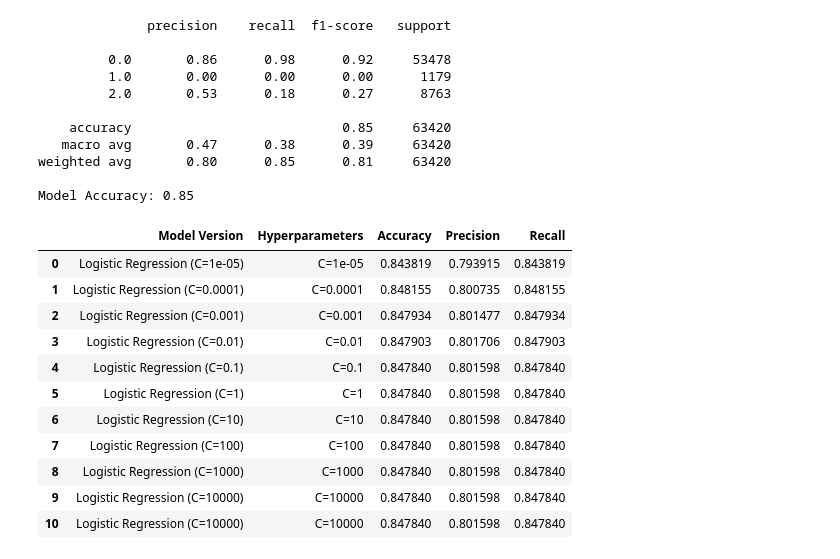
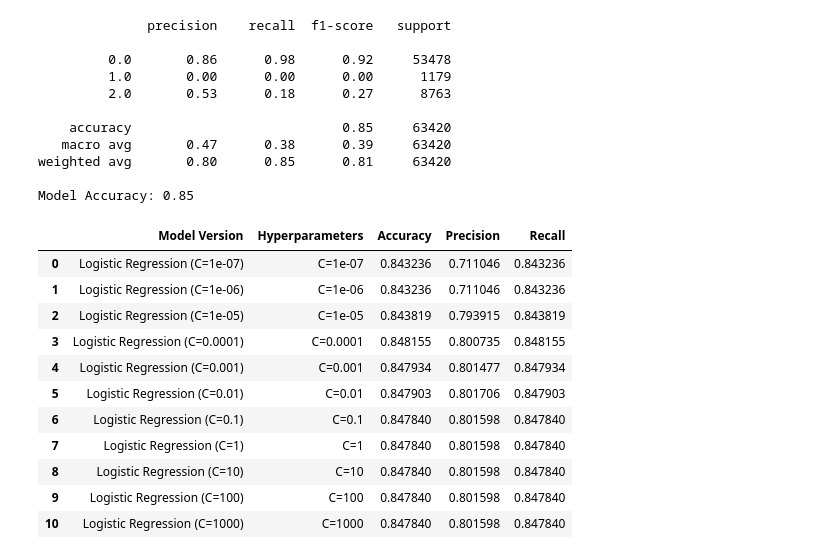
Before and after one commit to jrosa23/Diabetes-Predictor, a Jupyter notebook: David Work/data_model.ipynb, the cells around one changed output. Saved outputs shown, nothing was run; the diff lists cells and outputs as text; code cells hidden in the pictures.

```diff
--- a/David Work/data_model.ipynb
+++ b/David Work/data_model.ipynb
@@ -225,40 +225,40 @@ Model Accuracy: 0.85
 # %%
 #Data model optimization
 # %%
-hyperparameters = [0.00001, 0.0001, 0.001, 0.01, 0.1, 1, 10, 100, 1000, 10000, 10000]
+hyperparameters = [0.0000001, 0.000001, 0.00001, 0.0001, 0.001, 0.01, 0.1, 1, 10, 100, 1000]
 
 Results = []
 
 for c_value in hyperparameters:
     optimizing_model = LogisticRegression(C=c_value)
     optimizing_model.fit(x_train_scaled,y_train)
 
     y_optimized_prediction = optimizing_model.predict(x_test_scaled)
     accuracy = accuracy_score(y_test, y_optimized_prediction)
     precision = precision_score(y_test, y_optimized_prediction,average='weighted')
     recall = recall_score(y_test, y_optimized_prediction,average='weighted')
 
     Results.append({
         'Model Version': f'Logistic Regression (C={c_value})',
         'Hyperparameters': f'C={c_value}',
         'Accuracy': accuracy,
         'Precision': precision,
         'Recall': recall
     })
 
 data_model_optimization_results = pd.DataFrame(Results)
 
 data_model_optimization_results
 # %% [output]
 |  | Model Version | Hyperparameters | Accuracy | Precision | Recall |
-| 0 | Logistic Regression (C=1e-05) | C=1e-05 | 0.843819 | 0.793915 | 0.843819 |
-| 1 | Logistic Regression (C=0.0001) | C=0.0001 | 0.848155 | 0.800735 | 0.848155 |
-| 2 | Logistic Regression (C=0.001) | C=0.001 | 0.847934 | 0.801477 | 0.847934 |
-| 3 | Logistic Regression (C=0.01) | C=0.01 | 0.847903 | 0.801706 | 0.847903 |
-| 4 | Logistic Regression (C=0.1) | C=0.1 | 0.847840 | 0.801598 | 0.847840 |
-| 5 | Logistic Regression (C=1) | C=1 | 0.847840 | 0.801598 | 0.847840 |
-| 6 | Logistic Regression (C=10) | C=10 | 0.847840 | 0.801598 | 0.847840 |
-| 7 | Logistic Regression (C=100) | C=100 | 0.847840 | 0.801598 | 0.847840 |
-| 8 | Logistic Regression (C=1000) | C=1000 | 0.847840 | 0.801598 | 0.847840 |
-| 9 | Logistic Regression (C=10000) | C=10000 | 0.847840 | 0.801598 | 0.847840 |
-| 10 | Logistic Regression (C=10000) | C=10000 | 0.847840 | 0.801598 | 0.847840 |
+| 0 | Logistic Regression (C=1e-07) | C=1e-07 | 0.843236 | 0.711046 | 0.843236 |
+| 1 | Logistic Regression (C=1e-06) | C=1e-06 | 0.843236 | 0.711046 | 0.843236 |
+| 2 | Logistic Regression (C=1e-05) | C=1e-05 | 0.843819 | 0.793915 | 0.843819 |
+| 3 | Logistic Regression (C=0.0001) | C=0.0001 | 0.848155 | 0.800735 | 0.848155 |
+| 4 | Logistic Regression (C=0.001) | C=0.001 | 0.847934 | 0.801477 | 0.847934 |
+| 5 | Logistic Regression (C=0.01) | C=0.01 | 0.847903 | 0.801706 | 0.847903 |
+| 6 | Logistic Regression (C=0.1) | C=0.1 | 0.847840 | 0.801598 | 0.847840 |
+| 7 | Logistic Regression (C=1) | C=1 | 0.847840 | 0.801598 | 0.847840 |
+| 8 | Logistic Regression (C=10) | C=10 | 0.847840 | 0.801598 | 0.847840 |
+| 9 | Logistic Regression (C=100) | C=100 | 0.847840 | 0.801598 | 0.847840 |
+| 10 | Logistic Regression (C=1000) | C=1000 | 0.847840 | 0.801598 | 0.847840 |
```
Also changed, not shown: parts of 1 cell of this notebook, 1 other file.
